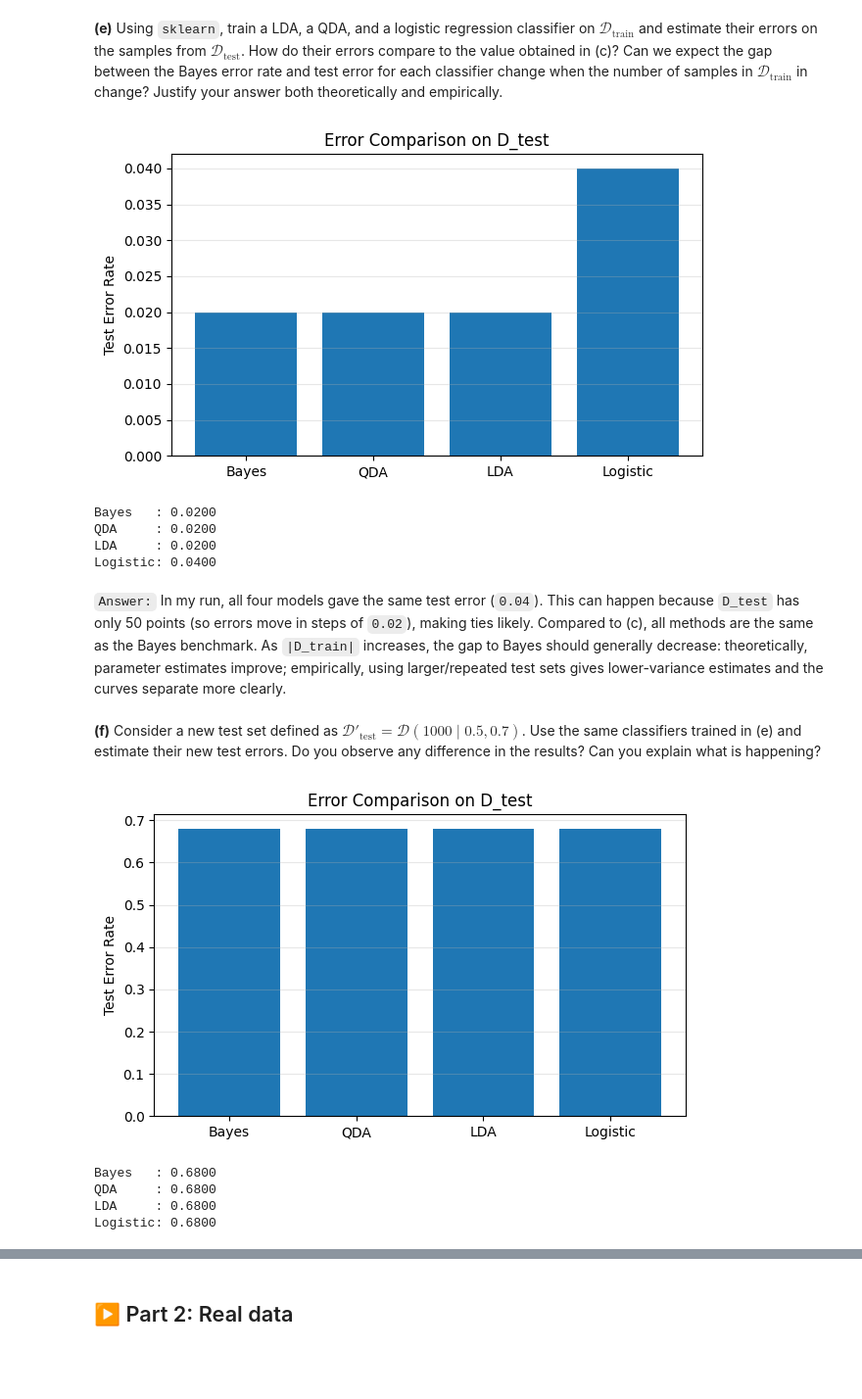
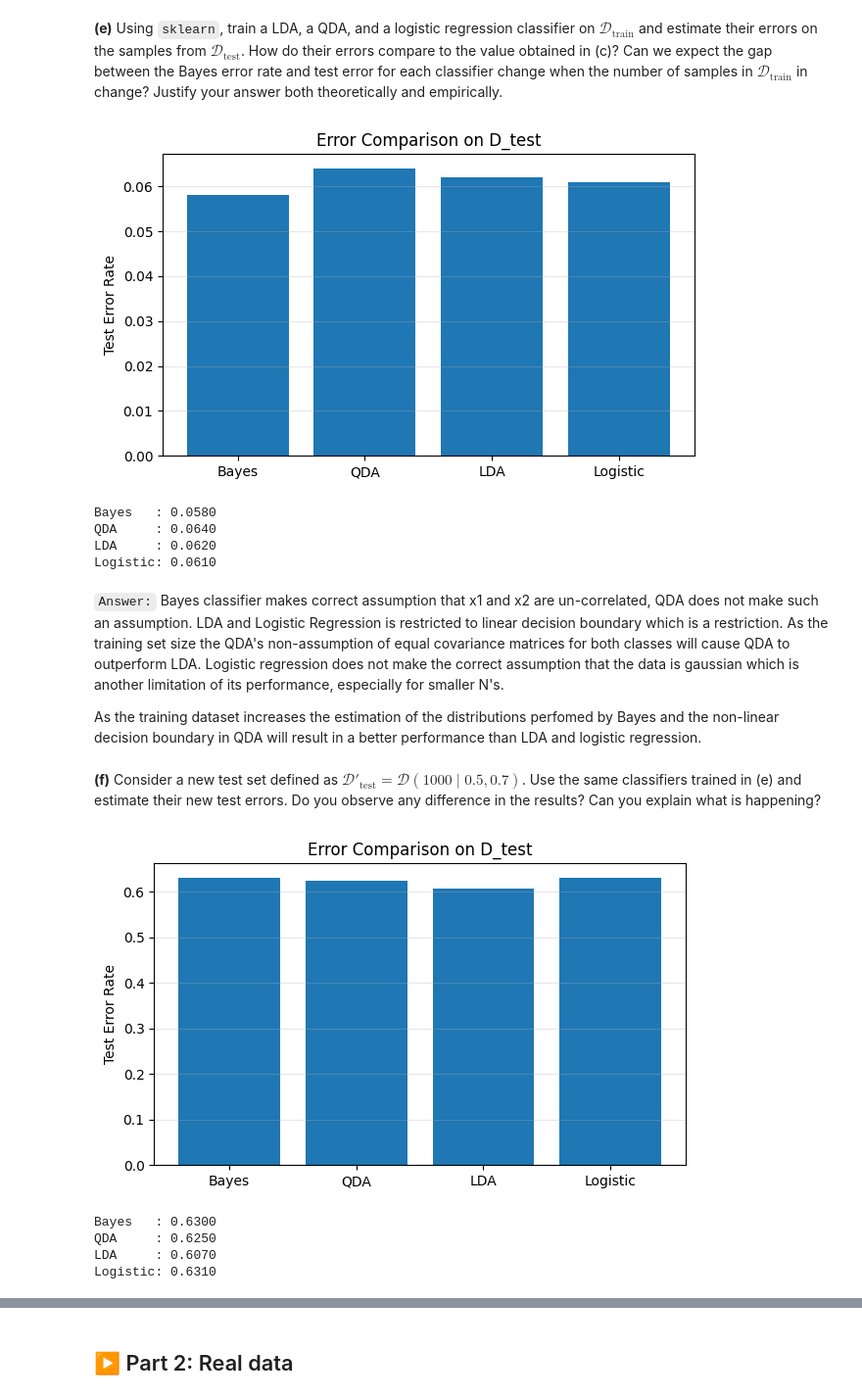
Before and after one commit to MC0117/SLA-labs, a Jupyter notebook: TP3/TP3.ipynb, the cells around one changed output, grey strips where cells are left out. Shown at 98% size. Cells and saved outputs as stored; diff of their text form; code cells hidden in the pictures; blank space fills up the shorter version.

```diff
--- a/TP3/TP3.ipynb
+++ b/TP3/TP3.ipynb
@@ -91,12 +91,12 @@ def generate_data(epsilon=2, N=1050, print_info=True, p=0.3):
         else:
             X[i] = np.random.multivariate_normal(mean=m1, cov=cov1)
 
-    train = pd.DataFrame(np.concatenate([X, y.reshape(-1, 1)], axis=1), columns=['x0', 'x1', 'y'])
+    test = pd.DataFrame(np.concatenate([X, y.reshape(-1, 1)], axis=1), columns=['x0', 'x1', 'y'])
 
-    train_idx = np.random.choice(N, size=1000, replace=False)
+    test_idx = np.random.choice(N, size=1000, replace=False)
 
-    train_data = train.iloc[train_idx]
-    test_data = train.drop(train_idx)
+    test_data = test.iloc[test_idx]
+    train_data = test.drop(test_idx)
 
     if print_info:
         print('Train data size: ', len(train_data))
@@ -172,8 +177,10 @@ class BayesPredictor(BaseEstimator, ClassifierMixin):
         # Return the classifier
         self.m0 = np.mean(X[y == 0], axis=0)
         self.m1 = np.mean(X[y == 1], axis=0)
-        self.cov0 = np.cov(X[y == 0].T)
-        self.cov1 = np.cov(X[y == 1].T)
+        #self.cov0 = np.cov(X[y == 0].T)
+        self.cov0 = np.diag(np.var(X[y==0], axis=0))
+        self.cov1 = np.diag(np.var(X[y==1], axis=0))
+        #self.cov1 = np.cov(X[y == 1].T)
         self.p = np.mean(y)
         return self
 
@@ -271,51 +278,52 @@ plt.show()
 for k, v in errors.items():
     print(f'{k:8s}: {v:.4f}')
 # %% [output]
-[figure, old version]
+[figure, new version]
-Bayes   : 0.0200
-QDA     : 0.0200
-LDA     : 0.0200
-Logistic: 0.0400
+Bayes   : 0.0580
+QDA     : 0.0640
+LDA     : 0.0620
+Logistic: 0.0610
 # %% [markdown]
-`Answer:` In my run, all four models gave the same test error (`0.04`). This can happen because `D_test` has only 50 points (so errors move in steps of `0.02`), making ties likely.
-Compared to (c), all methods are the same as the Bayes benchmark. As `|D_train|` increases, the gap to Bayes should generally decrease: theoretically, parameter estimates improve; empirically, using larger/repeated test sets gives lower-variance estimates and the curves separate more clearly.
+`Answer:` Bayes classifier makes correct assumption that x1 and x2 are un-correlated, QDA does not make such an assumption. LDA and Logistic Regression is restricted to linear decision boundary which is a restriction. As the training set size the QDA's non-assumption of equal covariance matrices for both classes will cause QDA to outperform LDA. Logistic regression does not make the correct assumption that the data is gaussian which is another limitation of its performance, especially for smaller N's.
+
+As the training dataset increases the estimation of the distributions perfomed by Bayes and the non-linear decision boundary in QDA will result in a better performance than LDA and logistic regression.
 # %% [markdown]
 **(f)** Consider a new test set defined as $\mathcal{D}'_\text{test} = \mathcal{D}(1000 \mid 0.5, 0.7)$. Use the same classifiers trained in (e) and estimate their new test errors. Do you observe any difference in the results? Can you explain what is happening?
 # %%
 
 # (e): train on D_train and evaluate on D_test (single dataset)
 
 _, test_data = generate_data(epsilon=0.5, N=1050, print_info=False, p=0.7)
 
-X_train = train_data[['x0', 'x1']].values
-y_train = train_data['y'].values.astype(int)
+# X_train = train_data[['x0', 'x1']].values
+# y_train = train_data['y'].values.astype(int)
 X_test = test_data[['x0', 'x1']].values
 y_test = test_data['y'].values.astype(int)
 
-lda = LinearDiscriminantAnalysis().fit(X_train, y_train)
-qda = QuadraticDiscriminantAnalysis().fit(X_train, y_train)
-logistic = LogisticRegression(max_iter=1000).fit(X_train, y_train)
-bayes = BayesPredictor().fit(X_train, y_train)
+# # lda = LinearDiscriminantAnalysis().fit(X_train, y_train)
+# # qda = QuadraticDiscriminantAnalysis().fit(X_train, y_train)
+# # logistic = LogisticRegression(max_iter=1000).fit(X_train, y_train)
+# # bayes = BayesPredictor().fit(X_train, y_train)
 
 errors = {
     'Bayes': np.mean(bayes.predict(X_test) != y_test),
     'QDA': np.mean(qda.predict(X_test) != y_test),
     'LDA': np.mean(lda.predict(X_test) != y_test),
     'Logistic': np.mean(logistic.predict(X_test) != y_test),
 }
 
 plt.figure(figsize=(7, 4))
 plt.bar(list(errors.keys()), list(errors.values()))
 plt.ylabel('Test Error Rate')
 plt.title('Error Comparison on D_test')
 plt.grid(axis='y', alpha=0.3)
 plt.show()
 
 for model_name, err in errors.items():
     print(f'{model_name:8s}: {err:.4f}')
 # %% [output]
-[figure, old version]
+[figure, new version]
-Bayes   : 0.6800
-QDA     : 0.6800
-LDA     : 0.6800
-Logistic: 0.6800
+Bayes   : 0.6300
+QDA     : 0.6250
+LDA     : 0.6070
+Logistic: 0.6310
```
Also changed, not shown: parts of 6 cells of this notebook.
